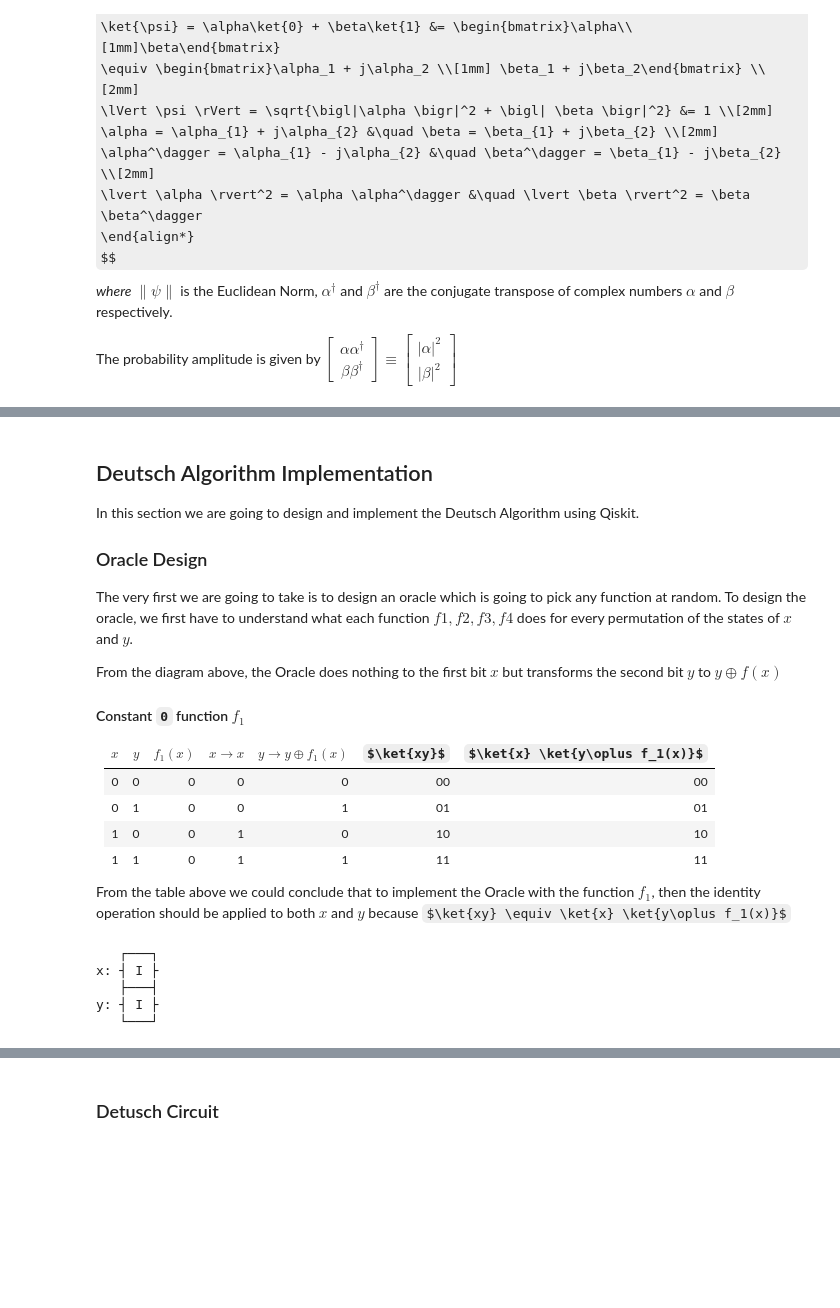
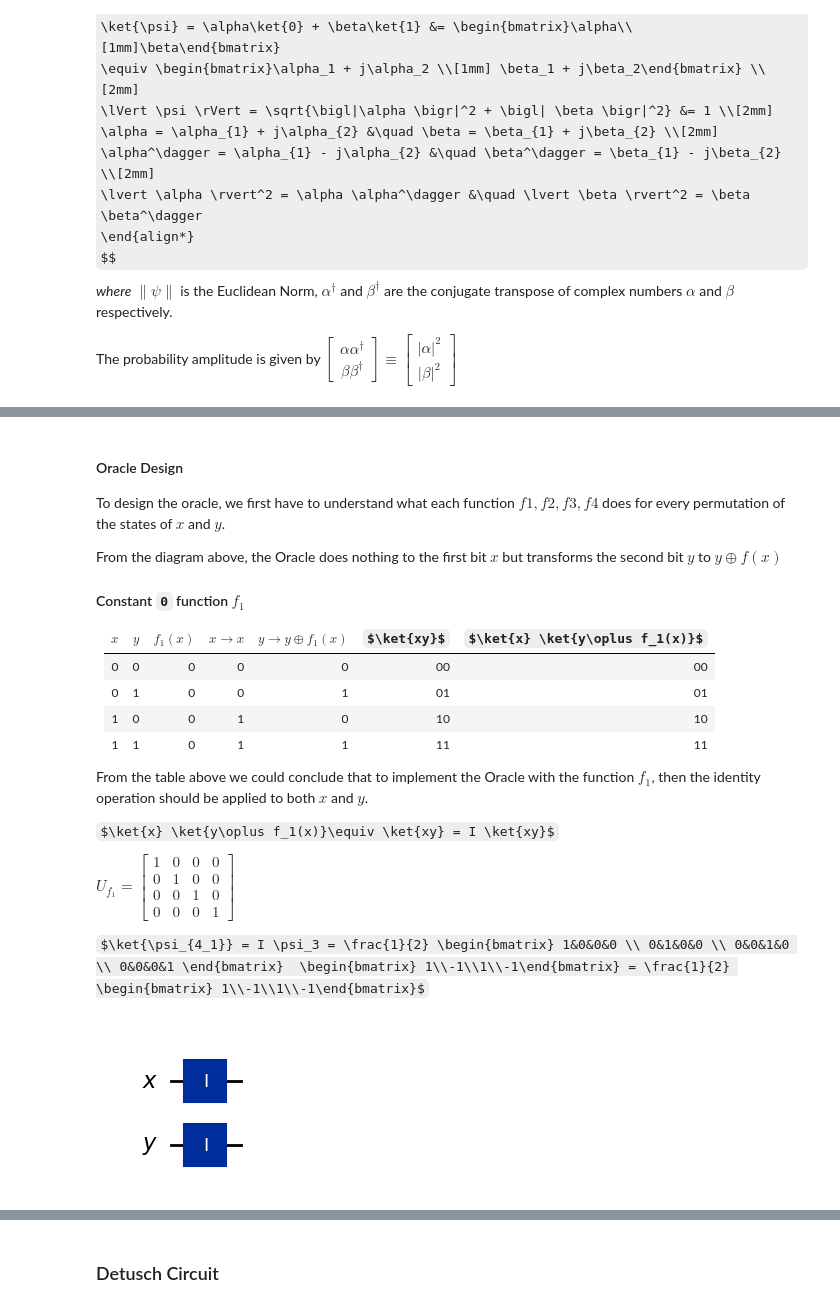
Before and after one commit to intotito/emerging_tech_proj, a Jupyter notebook: project.ipynb, the cells around one changed output, grey strips where cells are left out. Saved outputs shown, nothing was run; the diff lists cells and outputs as text; code cells hidden in the pictures; some formulas as TeX source; blank space fills up the shorter version.

Commit message:
Deutsch's Algorithm breakdown
Complete breakdown using matrices and cirucuits

```diff
--- a/project.ipynb
+++ b/project.ipynb
@@ -509,12 +556,7 @@ The probability amplitude is given by $\begin{bmatrix}\alpha\alpha^\dagger \\[2m
 # %% [markdown]
-## Deutsch Algorithm Implementation
+#### Oracle Design
 
-In this section we are going to design and implement the Deutsch Algorithm using Qiskit.
-
-
-### Oracle Design
-
-The very first we are going to take is to design an oracle which is going to pick any function at random. To design the oracle, we first have to understand what each function $f1, f2, f3, f4$ does for every permutation of the states of $x$ and $y$.
+To design the oracle, we first have to understand what each function $f1, f2, f3, f4$ does for every permutation of the states of $x$ and $y$.
 
 From the diagram above, the Oracle does nothing to the first bit $x$ but transforms the second bit $y$ to $y \oplus f(x)$
 
@@ -528,27 +570,29 @@ From the diagram above, the Oracle does nothing to the first bit $x$ but transfo
  1 | 0 | 0 | 1 | 0 | 10 | 10
  1 | 1 | 0 | 1 | 1 | 11 | 11
 
- From the table above we could conclude that to implement the Oracle with the function $f_1$, then the identity operation should be applied to both $x$ and $y$ because  $\ket{xy} \equiv \ket{x} \ket{y\oplus f_1(x)}$
+ From the table above we could conclude that to implement the Oracle with the function $f_1$, then the identity operation should be applied to both $x$ and $y$.
+
+ $\ket{x} \ket{y\oplus f_1(x)}\equiv \ket{xy} = I \ket{xy}$
+
+ $U_{f_1} = \begin{bmatrix} 1&0&0&0 \\ 0&1&0&0 \\ 0&0&1&0 \\ 0&0&0&1 \end{bmatrix}$
+
+ $\ket{\psi_{4_1}} = I \psi_3 = \frac{1}{2} \begin{bmatrix} 1&0&0&0 \\ 0&1&0&0 \\ 0&0&1&0 \\ 0&0&0&1 \end{bmatrix}  \begin{bmatrix} 1\\-1\\1\\-1\end{bmatrix} = \frac{1}{2} \begin{bmatrix} 1\\-1\\1\\-1\end{bmatrix}$
 # %%
 import qiskit as QS
 from qiskit import Aer,  transpile
 
 
 def oracle_constant0() :
     x = QS.QuantumRegister(1, "x")
     y = QS.QuantumRegister(1, "y")
     f = QS.QuantumCircuit(x, y)
     f.id(x)
     f.id(y)
     return f
 
-oracle_constant0().draw()
+oracle_constant0().draw(output='mpl', style="iqp")
 # %% [output]
-   ┌───┐
-x: ┤ I ├
-   ├───┤
-y: ┤ I ├
-   └───┘
+[figure, added]
 # %% [markdown]
 #### Identity function $f_2$
 
```
Also changed, not shown: parts of 17 cells of this notebook, 1 other file.
